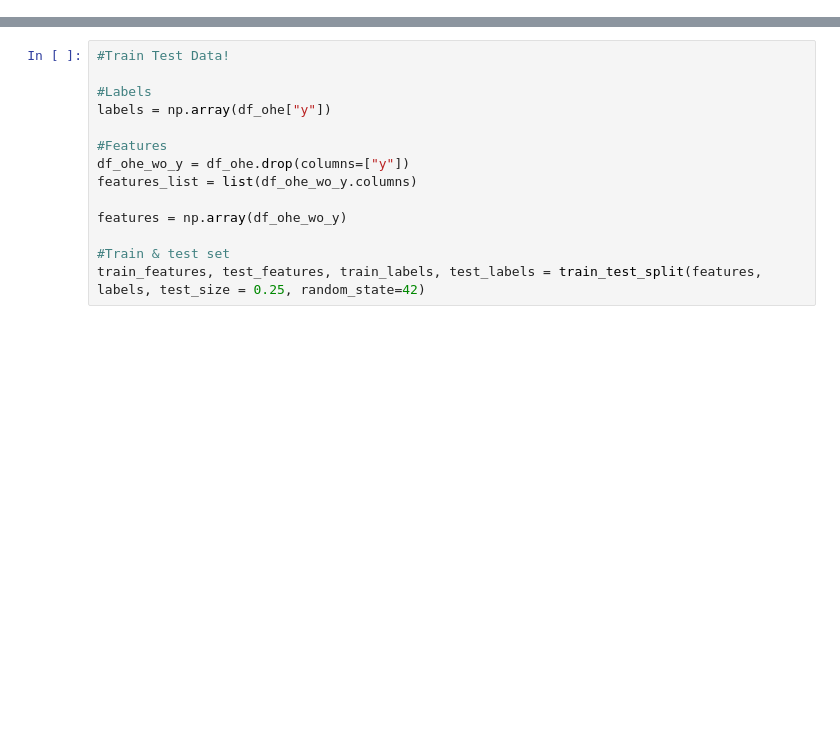
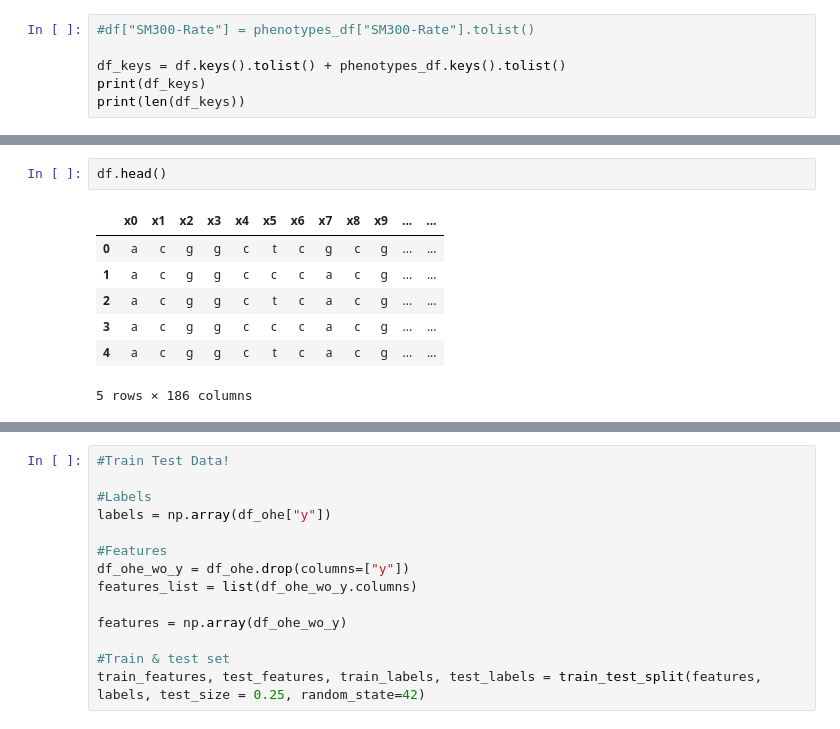
Before and after one commit to Khaldrem/sc_regmod, a Jupyter notebook: notebooks/2_models/random_forest.ipynb, the cells around one changed output, grey strips where cells are left out. Saved outputs shown, nothing was run; the diff lists cells and outputs as text; blank space fills up the shorter version.

```diff
--- a/notebooks/2_models/random_forest.ipynb
+++ b/notebooks/2_models/random_forest.ipynb
@@ -17,0 +71,6 @@ data = read_phylip_file("/home/khaldrem/code/sc_regmod/dataset/anova/YBL088C.phy
+# %%
+#df["SM300-Rate"] = phenotypes_df["SM300-Rate"].tolist()
+
+df_keys = df.keys().tolist() + phenotypes_df.keys().tolist()
+print(df_keys)
+print(len(df_keys))
@@ -17,0 +100,10 @@ data = read_phylip_file("/home/khaldrem/code/sc_regmod/dataset/anova/YBL088C.phy
+# %%
+df.head()
+# %% [output]
+|  | x0 | x1 | x2 | x3 | x4 | x5 | x6 | x7 | x8 | x9 | ... | ... |
+| 0 | a | c | g | g | c | t | c | g | c | g | ... | ... |
+| 1 | a | c | g | g | c | c | c | a | c | g | ... | ... |
+| 2 | a | c | g | g | c | t | c | a | c | g | ... | ... |
+| 3 | a | c | g | g | c | c | c | a | c | g | ... | ... |
+| 4 | a | c | g | g | c | t | c | a | c | g | ... | ... |
+5 rows × 186 columns
```
Also changed, not shown: parts of 15 cells of this notebook, 12 other files.
